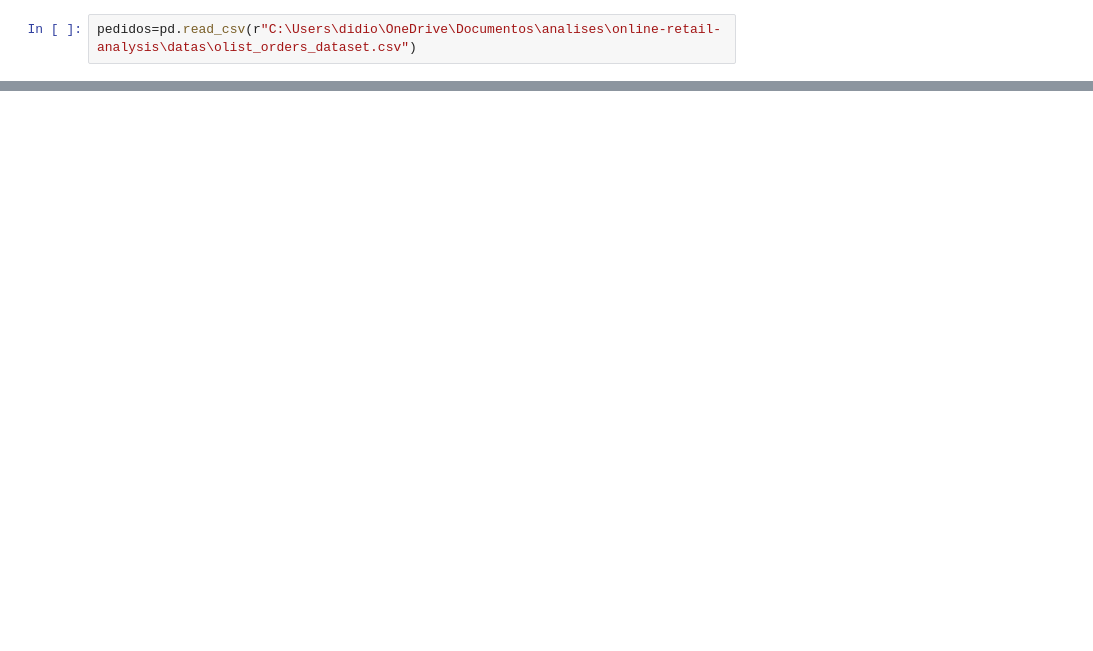
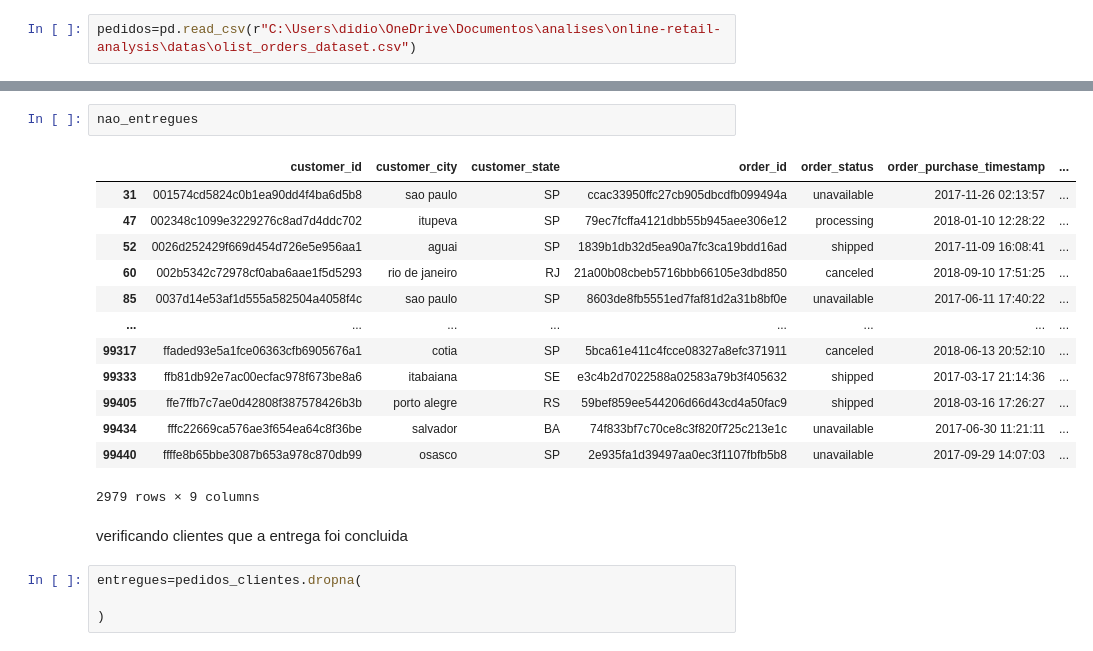
Before and after one commit to augusto-IA/online-retail-analysis, a Jupyter notebook: analise/analise.ipynb, the cells around one changed output, grey strips where cells are left out. Saved outputs shown, nothing was run; the diff lists cells and outputs as text; blank space fills up the shorter version.

```diff
--- a/analise/analise.ipynb
+++ b/analise/analise.ipynb
@@ -147,0 +121,22 @@ juntos.isnull
+# %%
+nao_entregues
+# %% [output]
+|  | customer_id | customer_city | customer_state | order_id | order_status | order_purchase_timestamp | ... |
+| 31 | 001574cd5824c0b1ea90dd4f4ba6d5b8 | sao paulo | SP | ccac33950ffc27cb905dbcdfb099494a | unavailable | 2017-11-26 02:13:57 | ... |
+| 47 | 002348c1099e3229276c8ad7d4ddc702 | itupeva | SP | 79ec7fcffa4121dbb55b945aee306e12 | processing | 2018-01-10 12:28:22 | ... |
+| 52 | 0026d252429f669d454d726e5e956aa1 | aguai | SP | 1839b1db32d5ea90a7fc3ca19bdd16ad | shipped | 2017-11-09 16:08:41 | ... |
+| 60 | 002b5342c72978cf0aba6aae1f5d5293 | rio de janeiro | RJ | 21a00b08cbeb5716bbb66105e3dbd850 | canceled | 2018-09-10 17:51:25 | ... |
+| 85 | 0037d14e53af1d555a582504a4058f4c | sao paulo | SP | 8603de8fb5551ed7faf81d2a31b8bf0e | unavailable | 2017-06-11 17:40:22 | ... |
+| ... | ... | ... | ... | ... | ... | ... | ... |
+| 99317 | ffaded93e5a1fce06363cfb6905676a1 | cotia | SP | 5bca61e411c4fcce08327a8efc371911 | canceled | 2018-06-13 20:52:10 | ... |
+| 99333 | ffb81db92e7ac00ecfac978f673be8a6 | itabaiana | SE | e3c4b2d7022588a02583a79b3f405632 | shipped | 2017-03-17 21:14:36 | ... |
+| 99405 | ffe7ffb7c7ae0d42808f387578426b3b | porto alegre | RS | 59bef859ee544206d66d43cd4a50fac9 | shipped | 2018-03-16 17:26:27 | ... |
+| 99434 | fffc22669ca576ae3f654ea64c8f36be | salvador | BA | 74f833bf7c70ce8c3f820f725c213e1c | unavailable | 2017-06-30 11:21:11 | ... |
+| 99440 | ffffe8b65bbe3087b653a978c870db99 | osasco | SP | 2e935fa1d39497aa0ec3f1107fbfb5b8 | unavailable | 2017-09-29 14:07:03 | ... |
+2979 rows × 9 columns
+# %% [markdown]
+verificando clientes que a entrega foi concluida
+# %%
+entregues=pedidos_clientes.dropna(
+
+)
```
Also changed, not shown: parts of 25 cells of this notebook.
